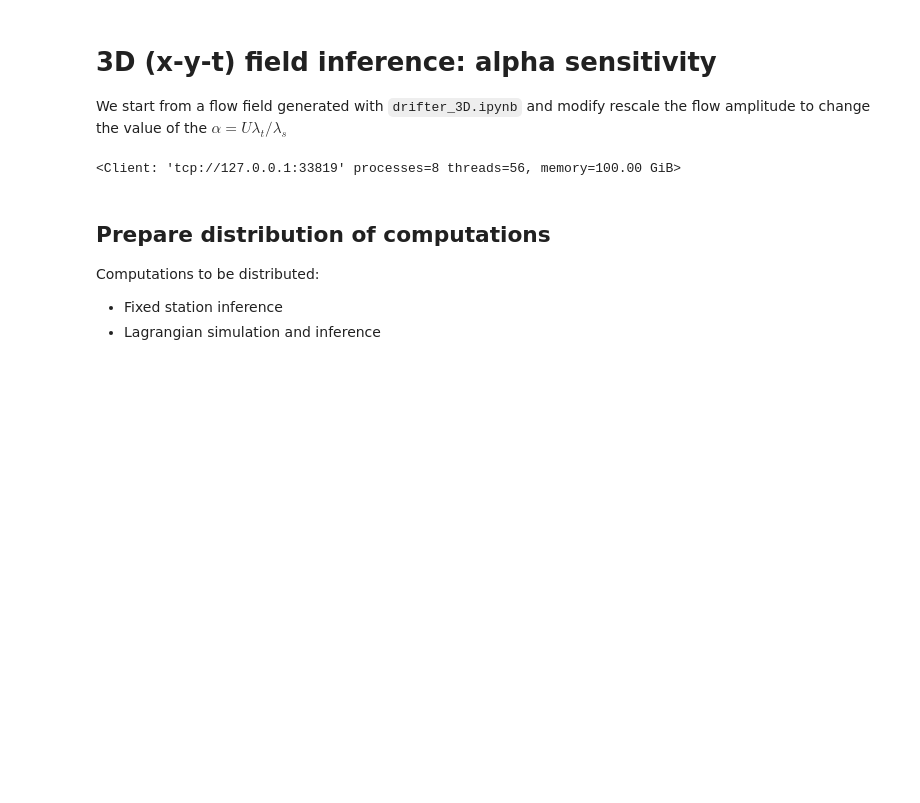
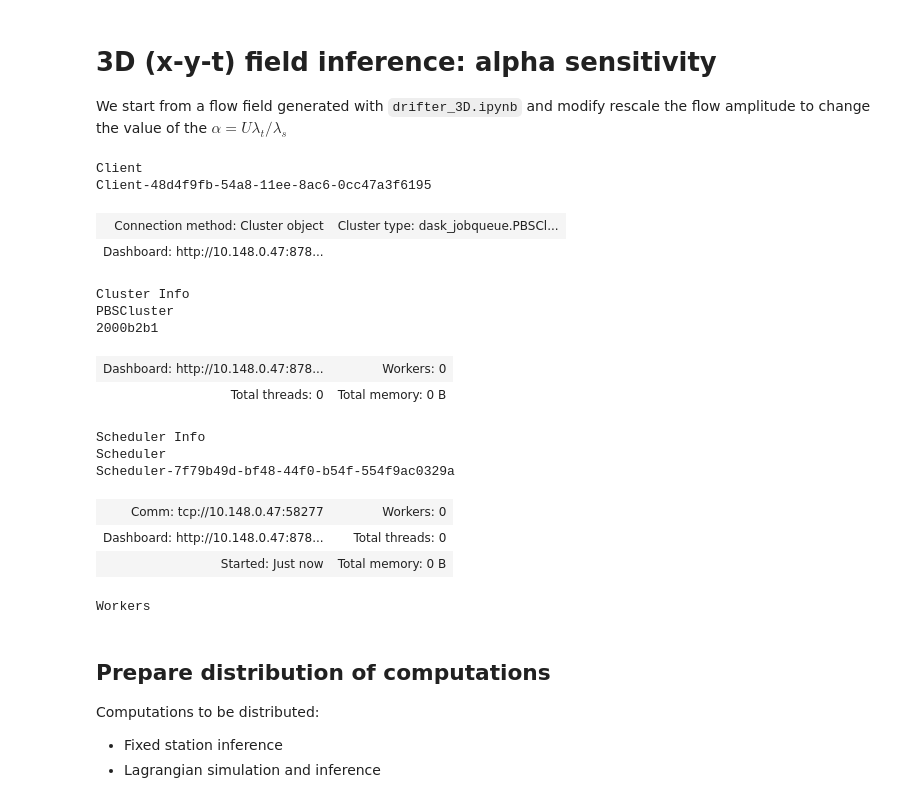
Before and after one commit to ahmaddroobi99/nwa, a Jupyter notebook: stats/drifter_3D_alpha.ipynb, the cells around one changed output. Cells and saved outputs as stored; diff of their text form; code cells hidden in the pictures; blank space fills up the shorter version.

```diff
--- a/stats/drifter_3D_alpha.ipynb
+++ b/stats/drifter_3D_alpha.ipynb
@@ -36,20 +36,38 @@ day = 86400
 data_dir = "/home/datawork-lops-osi/aponte/nwa/drifter_stats"
 # %%
 local_cluster = True
+local_cluster = False
+
 if local_cluster:
     from dask.distributed import Client, LocalCluster
     cluster = LocalCluster()
 else:
     from dask.distributed import Client, LocalCluster
     from dask_jobqueue import PBSCluster
-    cluster = PBSCluster(cores=7*2, processes=7*2, walltime="04:00:00")
+    cluster = PBSCluster(cores=7*2, processes=7*2, walltime="03:00:00")
+    #cluster = PBSCluster(cores=7*2, processes=7*2, walltime="00:30:00")
     # cores=7, processes=7, 02:00:00 by default
     w = cluster.scale(jobs=4)
 
 client = Client(cluster)
 client
 # %% [output]
-<Client: 'tcp://127.0.0.1:33819' processes=8 threads=56, memory=100.00 GiB>
+Client
+Client-48d4f9fb-54a8-11ee-8ac6-0cc47a3f6195
+| Connection method: Cluster object | Cluster type: dask_jobqueue.PBSCl... |
+| Dashboard: http://10.148.0.47:878... |  |
+Cluster Info
+PBSCluster
+2000b2b1
+| Dashboard: http://10.148.0.47:878... | Workers: 0 |
+| Total threads: 0 | Total memory: 0 B |
+Scheduler Info
+Scheduler
+Scheduler-7f79b49d-bf48-44f0-b54f-554f9ac0329a
+| Comm: tcp://10.148.0.47:58277 | Workers: 0 |
+| Dashboard: http://10.148.0.47:878... | Total threads: 0 |
+| Started: Just now | Total memory: 0 B |
+Workers
 # %% [markdown]
 ## Prepare distribution of computations
 
```
Also changed, not shown: parts of 25 cells of this notebook.
